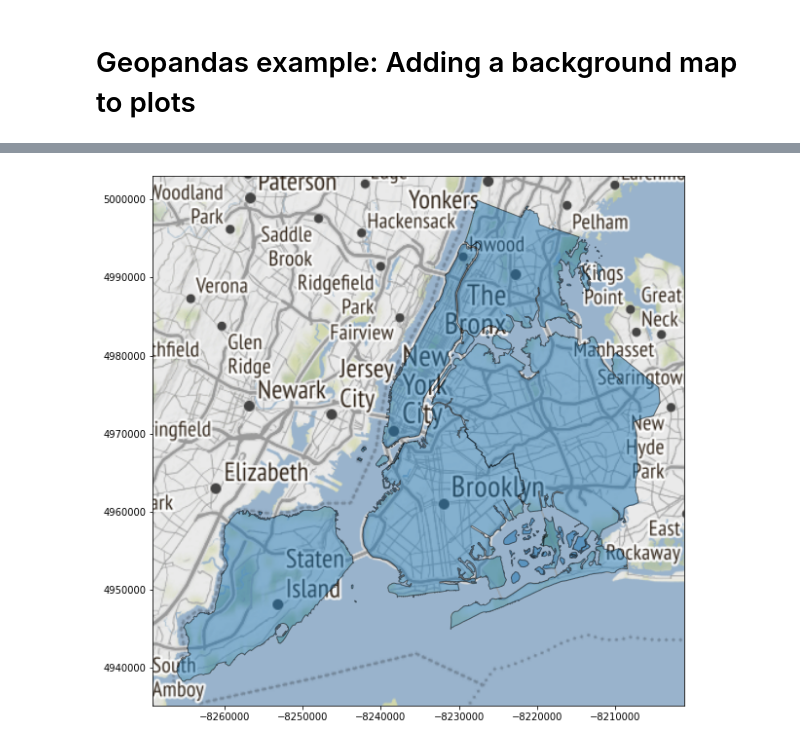
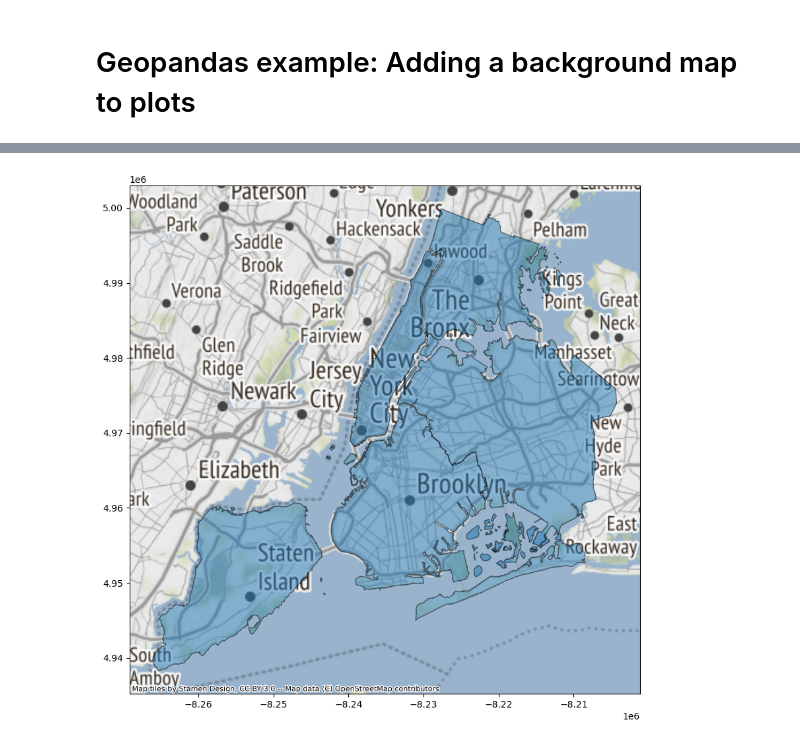
Before and after one commit to simoneSantoni/data-viz-smm635, a Jupyter notebook: beamers/geospatialData/python_modules.ipynb, the cells around one changed output, grey strips where cells are left out. Drawn from its saved outputs; the diff is of its cells as text; code cells hidden in the pictures.

```diff
--- a/beamers/geospatialData/python_modules.ipynb
+++ b/beamers/geospatialData/python_modules.ipynb
@@ -425,19 +407,19 @@ def add_basemap(ax, zoom, url='http://tile.stamen.com/terrain/tileZ/tileX/tileY.
 # %%
 '''
 Add background tiles to plot
 ============================
 
 Now we can use the above function to easily add a background map to our
 plot. The `zoom` keyword is required and let's you specify the detail of the
 map tiles (be careful to not specify a too high `zoom` level, as this can
 result in a large download):
 '''
 
-
+import contextily as cx
 ax = df.plot(figsize=(10, 10), alpha=0.5, edgecolor='k')
-add_basemap(ax, zoom=10)
+cx.add_basemap(ax, zoom=10)
 # %% [output]
-[figure, old version]
+[figure, new version]
 # %%
 '''
 By default, contextily uses the Stamen Terrain style. We can specify a
```
Also changed, not shown: parts of 8 cells of this notebook, 2 other files.
